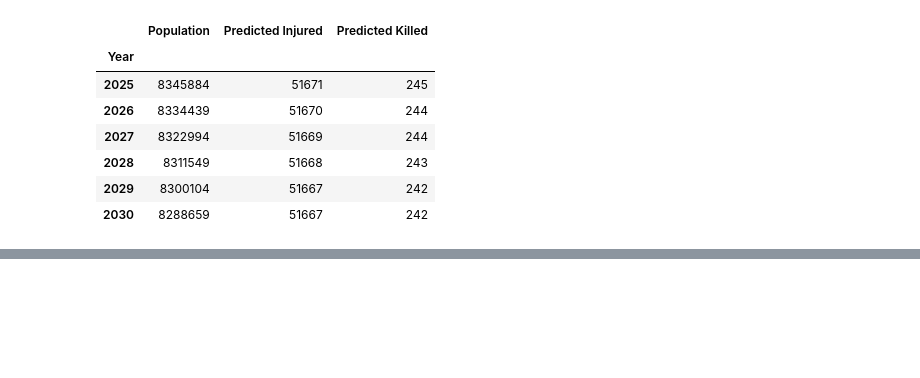
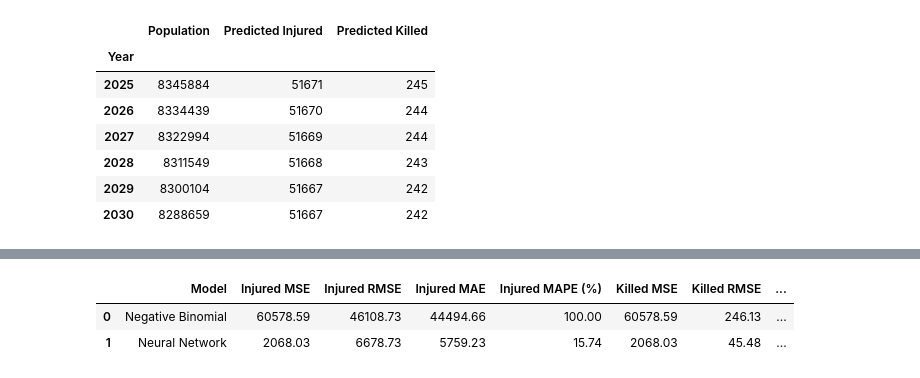
Before and after one commit to awnonbhowmik/NYC_MV_Collisions_Crashes, a Jupyter notebook: main.ipynb, the cells around one changed output, grey strips where cells are left out. Saved outputs shown, nothing was run; the diff lists cells and outputs as text; code cells hidden in the pictures; blank space fills up the shorter version.

Commit message:
LSTM Completed, Error metrics added

```diff
--- a/main.ipynb
+++ b/main.ipynb
@@ -425,0 +603,57 @@ Estimated alpha for Killed: 7.66
+# %%
+# Find MSE, RMSE, MAE, for the predictions with Negative Binomial and Neural Network models
+from sklearn.metrics import root_mean_squared_error, mean_absolute_error
+from math import sqrt
+
+# Calculate the Root Mean Squared Error (MSE) for the Negative Binomial model predictions
+rmse_injured_nb = root_mean_squared_error(y_test_injured, injury_model.predict(X_test_scaled))
+rmse_killed_nb = root_mean_squared_error(y_test_killed, fatality_model.predict(X_test_scaled))
+
+# Calculate the Mean Squared Error (RMSE) for the Negative Binomial model predictions
+mse_injured_nb = rmse_killed_nb**2
+mse_killed_nb = rmse_killed_nb**2
+
+# Calculate the Mean Absolute Error (MAE) for the Negative Binomial model predictions
+mae_injured_nb = mean_absolute_error(y_test_injured, injury_model.predict(X_test_scaled))
+mae_killed_nb = mean_absolute_error(y_test_killed, fatality_model.predict(X_test_scaled))
+
+# Calculate the Mean Absolute Percentage Error (MAPE) for the Negative Binomial model predictions
+mape_injured_nb = np.mean(np.abs((y_test_injured - injury_model.predict(X_test_scaled)) / y_test_injured)) * 100
+mape_killed_nb = np.mean(np.abs((y_test_killed - fatality_model.predict(X_test_scaled)) / y_test_killed)) * 100
+
+# Calculate the Root Mean Squared Error (RMSE) for the Neural Network model predictions
+rmse_injured_nn = root_mean_squared_error(y_test_injured, y_pred_injured)
+rmse_killed_nn = root_mean_squared_error(y_test_killed, y_pred_killed)
+
+# Calculate the Mean Squared Error (RMSE) for the Neural Network model predictions
+mse_injured_nn = rmse_killed_nn**2
+mse_killed_nn = rmse_killed_nn**2
+
+# Calculate the Mean Absolute Error (MAE) for the Neural Network model predictions
+mae_injured_nn = mean_absolute_error(y_test_injured, y_pred_injured)
+mae_killed_nn = mean_absolute_error(y_test_killed, y_pred_killed)
+
+# Calculate the Mean Absolute Percentage Error (MAPE) for the Neural Network model predictions
+mape_injured_nn = np.mean(np.abs((y_test_injured - y_pred_injured) / y_test_injured)) * 100
+mape_killed_nn = np.mean(np.abs((y_test_killed - y_pred_killed) / y_test_killed)) * 100
+
+# Display the MSE, RMSE, MAE and MAPE for the predictions with Negative Binomial and Neural Network models in a DataFrame with 2 decimal places
+error_metrics = pd.DataFrame({
+    'Model': ['Negative Binomial', 'Neural Network'],
+    'Injured MSE': [round(mse_injured_nb, 2), round(mse_injured_nn, 2)],
+    'Injured RMSE': [round(rmse_injured_nb, 2), round(rmse_injured_nn, 2)],
+    'Injured MAE': [round(mae_injured_nb, 2), round(mae_injured_nn, 2)],
+    'Injured MAPE (%)': [round(mape_injured_nb, 2), round(mape_injured_nn, 2)],
+    'Killed MSE': [round(mse_killed_nb, 2), round(mse_killed_nn, 2)],
+    'Killed RMSE': [round(rmse_killed_nb, 2), round(rmse_killed_nn, 2)],
+    'Killed MAE': [round(mae_killed_nb, 2), round(mae_killed_nn, 2)],
+    'Killed MAPE (%)': [round(mape_killed_nb, 2), round(mape_killed_nn, 2)]
+})
+
+
+# Display the error metrics
+error_metrics
+# %% [output]
+|  | Model | Injured MSE | Injured RMSE | Injured MAE | Injured MAPE (%) | Killed MSE | Killed RMSE | ... |
+| 0 | Negative Binomial | 60578.59 | 46108.73 | 44494.66 | 100.00 | 60578.59 | 246.13 | ... |
+| 1 | Neural Network | 2068.03 | 6678.73 | 5759.23 | 15.74 | 2068.03 | 45.48 | ... |
```
Also changed, not shown: parts of 3 cells of this notebook.
